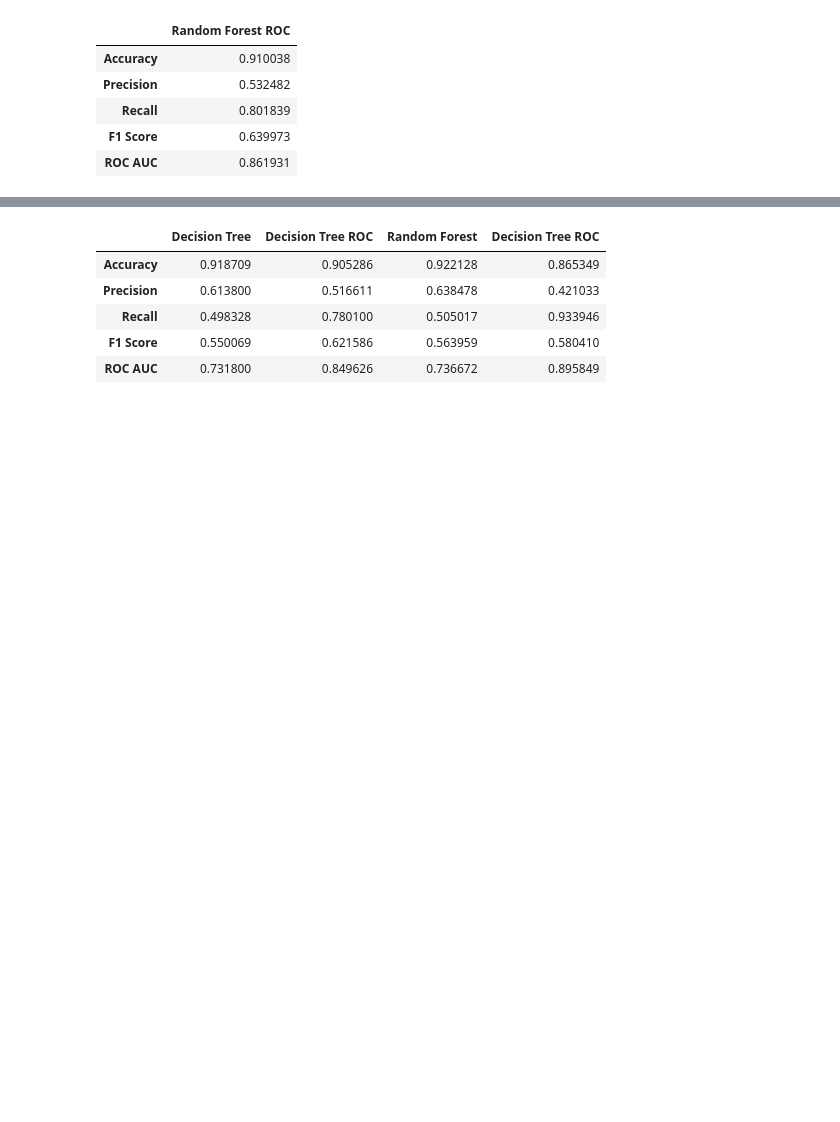
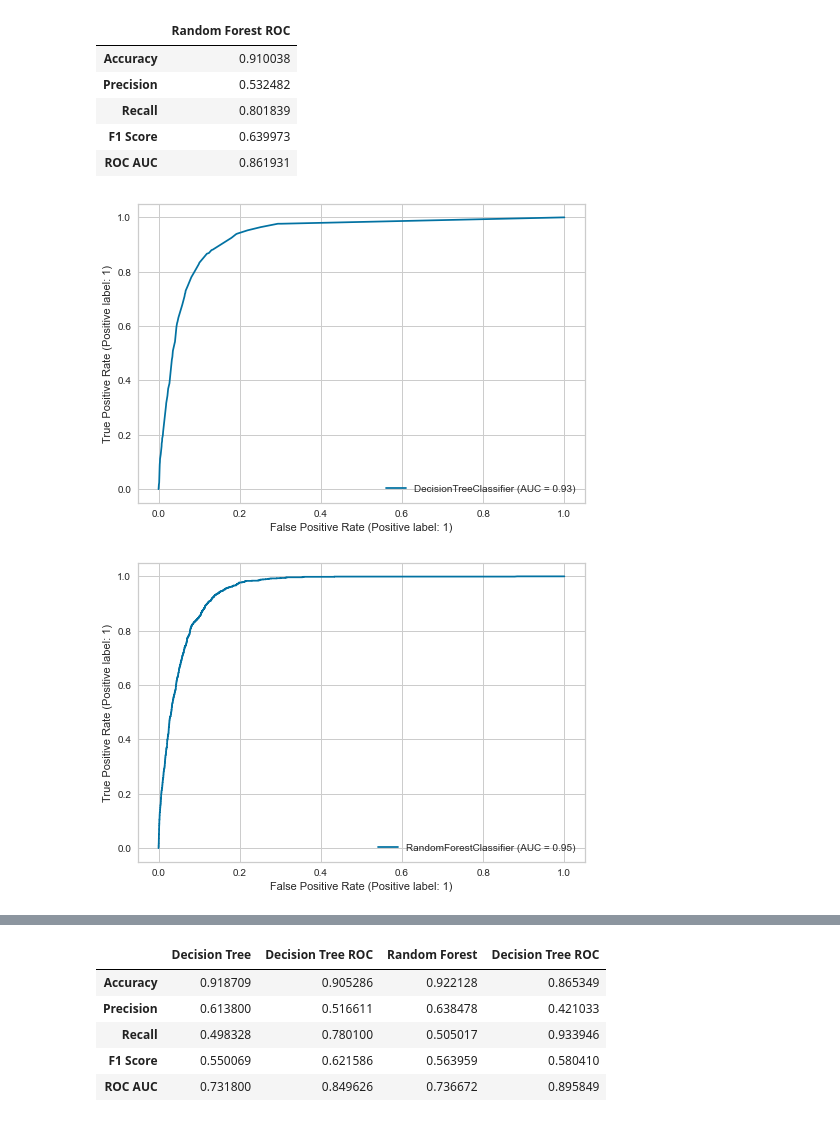
Before and after one commit to melwinmpk/python_datascience, a Jupyter notebook: Project/Project Telemarketing Campaign for Bank/Notebook_v2/Modeling.ipynb, the cells around one changed output, grey strips where cells are left out. Drawn from its saved outputs; the diff is of its cells as text; code cells hidden in the pictures; blank space fills up the shorter version.

Commit message:
ROC_AUC Curve and Precision & Recall Curve

```diff
--- a/Project/Project Telemarketing Campaign for Bank/Notebook_v2/Modeling.ipynb
+++ b/Project/Project Telemarketing Campaign for Bank/Notebook_v2/Modeling.ipynb
@@ -413,3 +415,9 @@ weighted avg       0.93      0.91      0.92     11994
 | Recall | 0.801839 |
 | F1 Score | 0.639973 |
 | ROC AUC | 0.861931 |
+# %%
+dt_roc_disp = plot_roc_curve(model_dt, x_test, y_test)
+rf_roc_disp = plot_roc_curve(model_rf, x_test, y_test)
+# %% [output]
+[figure, added]
+[figure, added]
```
Also changed, not shown: parts of 7 cells of this notebook.
